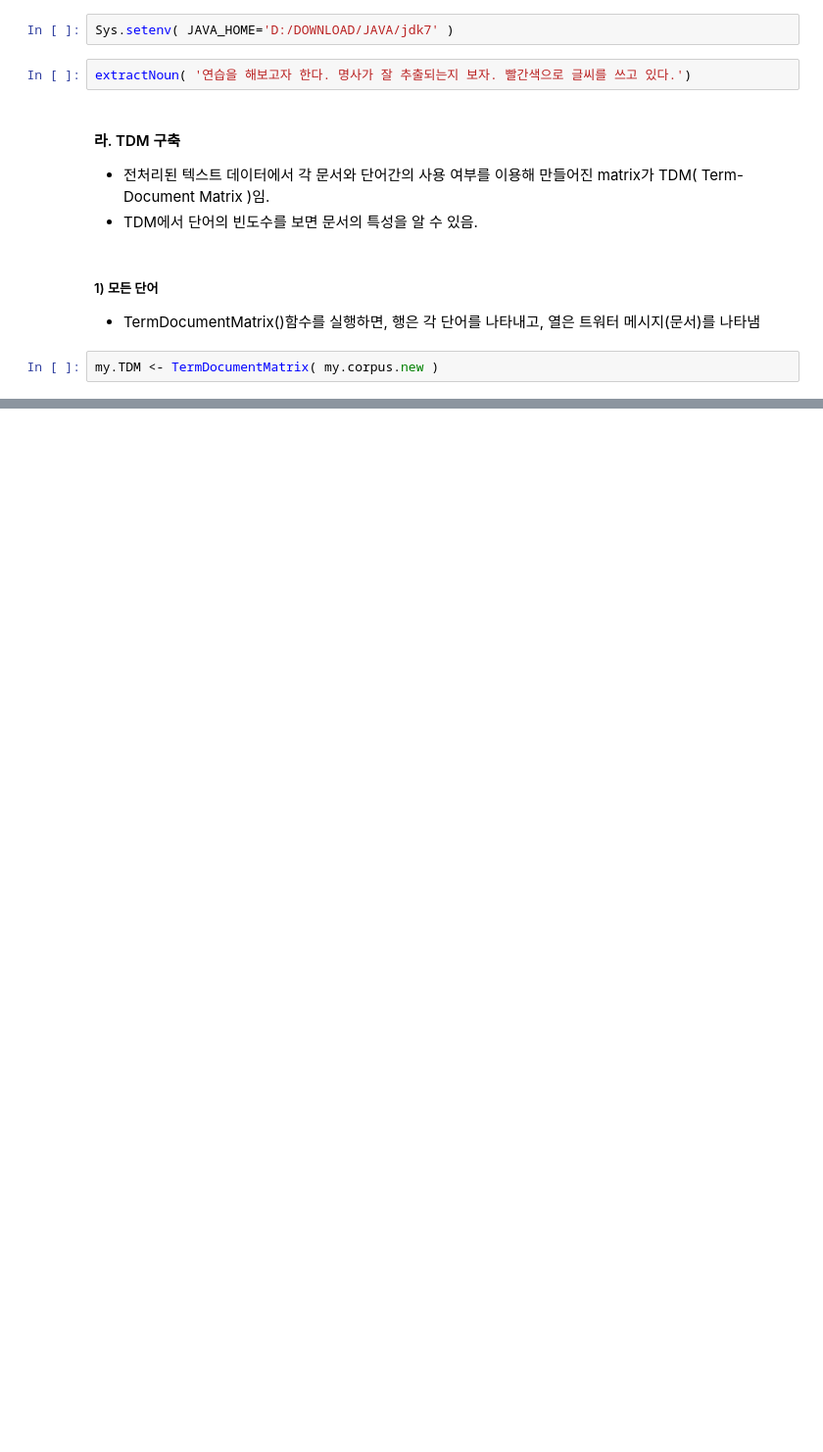
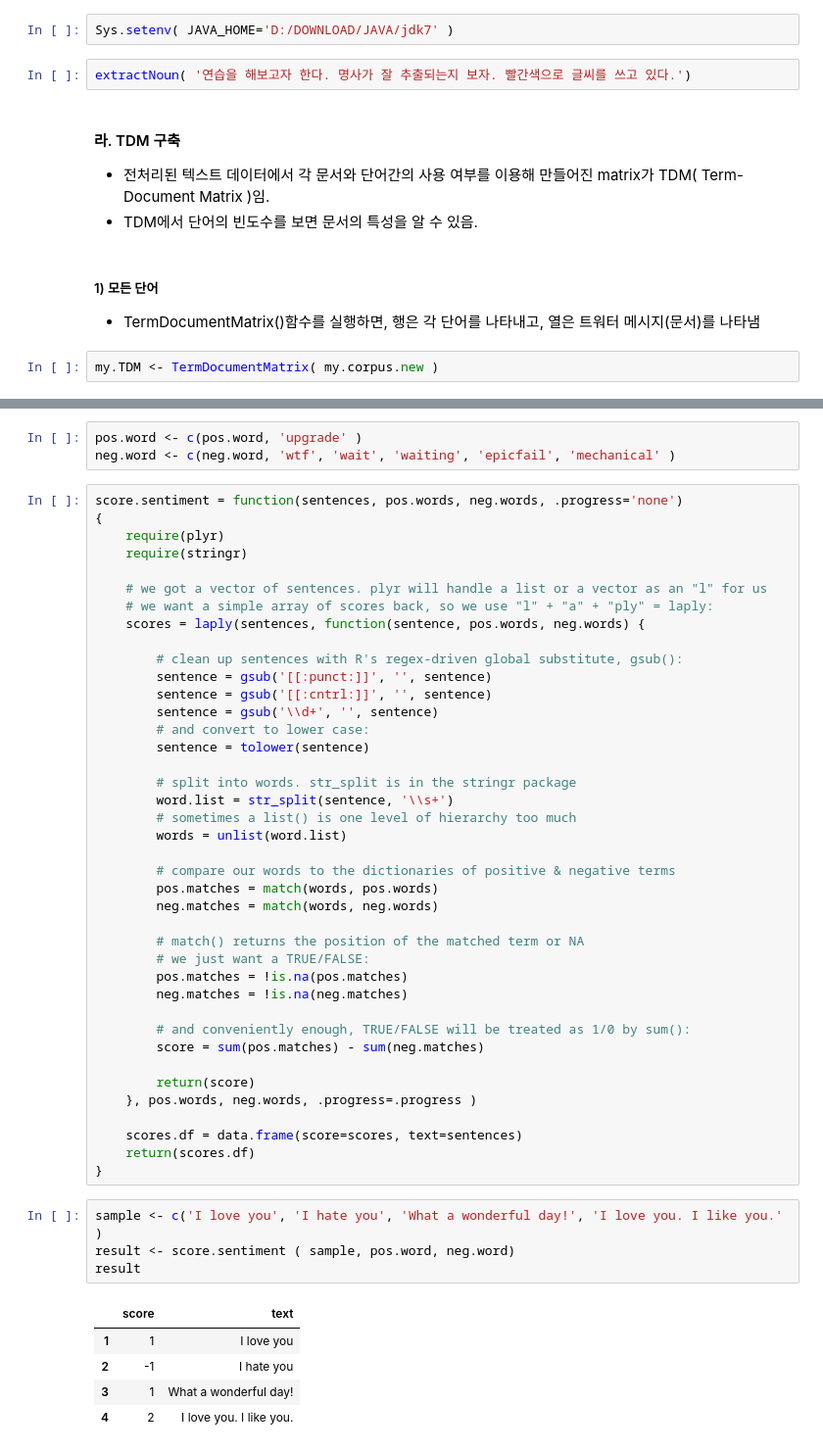
Before and after one commit to biospin/R_Bio_Plus, a Jupyter notebook: part03/week1_170207/비정형_데이터마이닝.ipynb, the cells around one changed output, grey strips where cells are left out. Shown: that part at 98% size. Drawn from its saved outputs; the diff is of its cells as text; blank space fills up the shorter version.

```diff
--- a/part03/week1_170207/비정형_데이터마이닝.ipynb
+++ b/part03/week1_170207/비정형_데이터마이닝.ipynb
@@ -368,0 +473,53 @@ Terms        1 2 3 4 5 6 7 8 9 10
+# %%
+pos.word <- c(pos.word, 'upgrade' )
+neg.word <- c(neg.word, 'wtf', 'wait', 'waiting', 'epicfail', 'mechanical' )
+# %%
+score.sentiment = function(sentences, pos.words, neg.words, .progress='none')
+{
+	require(plyr)
+	require(stringr)
+
+	# we got a vector of sentences. plyr will handle a list or a vector as an "l" for us
+	# we want a simple array of scores back, so we use "l" + "a" + "ply" = laply:
+	scores = laply(sentences, function(sentence, pos.words, neg.words) {
+
+		# clean up sentences with R's regex-driven global substitute, gsub():
+		sentence = gsub('[[:punct:]]', '', sentence)
+		sentence = gsub('[[:cntrl:]]', '', sentence)
+		sentence = gsub('\\d+', '', sentence)
+		# and convert to lower case:
+		sentence = tolower(sentence)
+
+		# split into words. str_split is in the stringr package
+		word.list = str_split(sentence, '\\s+')
+		# sometimes a list() is one level of hierarchy too much
+		words = unlist(word.list)
+
+		# compare our words to the dictionaries of positive & negative terms
+		pos.matches = match(words, pos.words)
+		neg.matches = match(words, neg.words)
+
+		# match() returns the position of the matched term or NA
+		# we just want a TRUE/FALSE:
+		pos.matches = !is.na(pos.matches)
+		neg.matches = !is.na(neg.matches)
+
+		# and conveniently enough, TRUE/FALSE will be treated as 1/0 by sum():
+		score = sum(pos.matches) - sum(neg.matches)
+
+		return(score)
+	}, pos.words, neg.words, .progress=.progress )
+
+	scores.df = data.frame(score=scores, text=sentences)
+	return(scores.df)
+}
+# %%
+sample <- c('I love you', 'I hate you', 'What a wonderful day!', 'I love you. I like you.' )
+result <- score.sentiment ( sample, pos.word, neg.word)
+result
+# %% [output]
+|  | score | text |
+| 1 | 1 | I love you |
+| 2 | -1 | I hate you |
+| 3 | 1 | What a wonderful day! |
+| 4 | 2 | I love you. I like you. |
```
Also changed, not shown: parts of 41 cells of this notebook.
